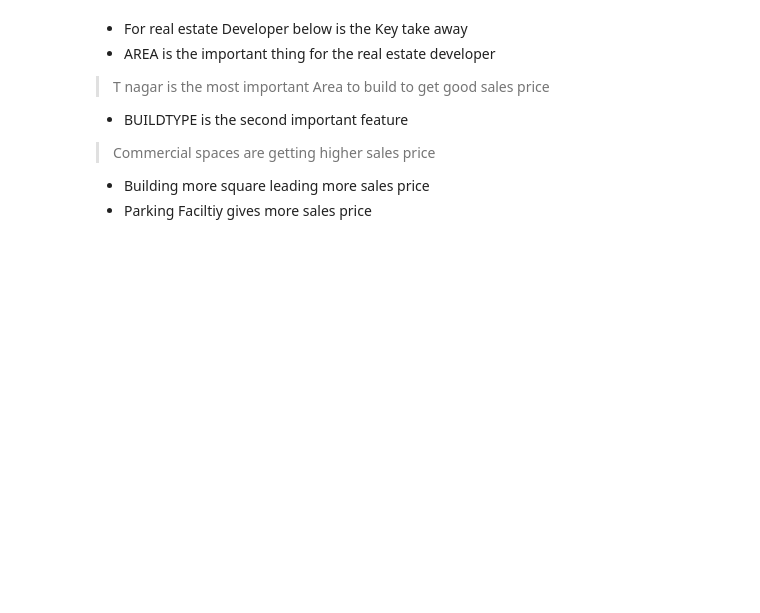
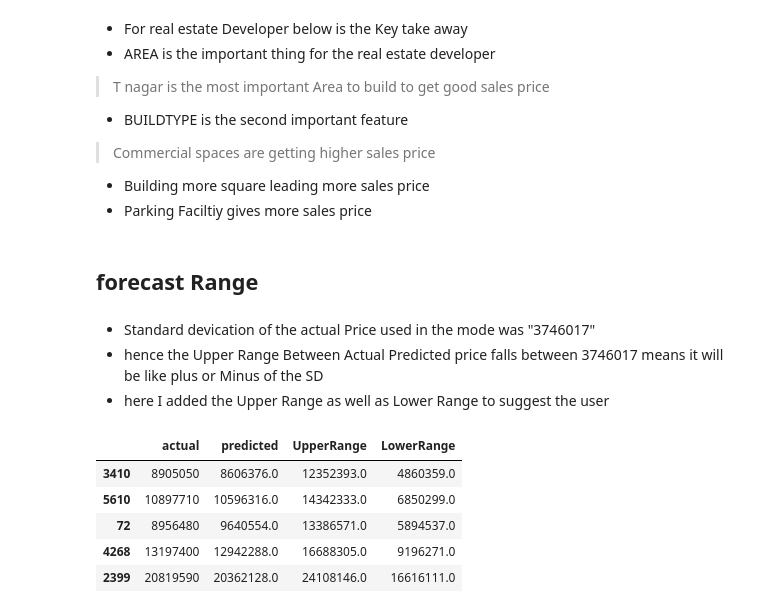
Before and after one commit to VARADHASARASVATHI/GuviProject, a Jupyter notebook: HousePricingPrediction_Varadharajan.ipynb, the cells around one changed output. Drawn from its saved outputs; the diff is of its cells as text; code cells hidden in the pictures; blank space fills up the shorter version.

```diff
--- a/HousePricingPrediction_Varadharajan.ipynb
+++ b/HousePricingPrediction_Varadharajan.ipynb
@@ -1493,3 +1535,22 @@ plt.show()
 > Commercial spaces are getting higher sales price
 * Building more square leading more sales price
 * Parking Faciltiy gives more sales price
+# %% [markdown]
+## forecast Range
+# %% [markdown]
+* Standard devication of the actual Price used in the mode was "3746017"
+* hence the Upper Range Between Actual Predicted price falls between 3746017 means it will be like plus or Minus of the SD
+* here I added the Upper Range as well as Lower Range to suggest the user
+# %%
+xcg_reg_predicted['UpperRange']=xcg_reg_predicted['predicted']+3746017
+# %%
+xcg_reg_predicted['LowerRange']=xcg_reg_predicted['predicted']-3746017
+# %%
+xcg_reg_predicted.head()
+# %% [output]
+|  | actual | predicted | UpperRange | LowerRange |
+| 3410 | 8905050 | 8606376.0 | 12352393.0 | 4860359.0 |
+| 5610 | 10897710 | 10596316.0 | 14342333.0 | 6850299.0 |
+| 72 | 8956480 | 9640554.0 | 13386571.0 | 5894537.0 |
+| 4268 | 13197400 | 12942288.0 | 16688305.0 | 9196271.0 |
+| 2399 | 20819590 | 20362128.0 | 24108146.0 | 16616111.0 |
```
Also changed, not shown: parts of 29 cells of this notebook.
